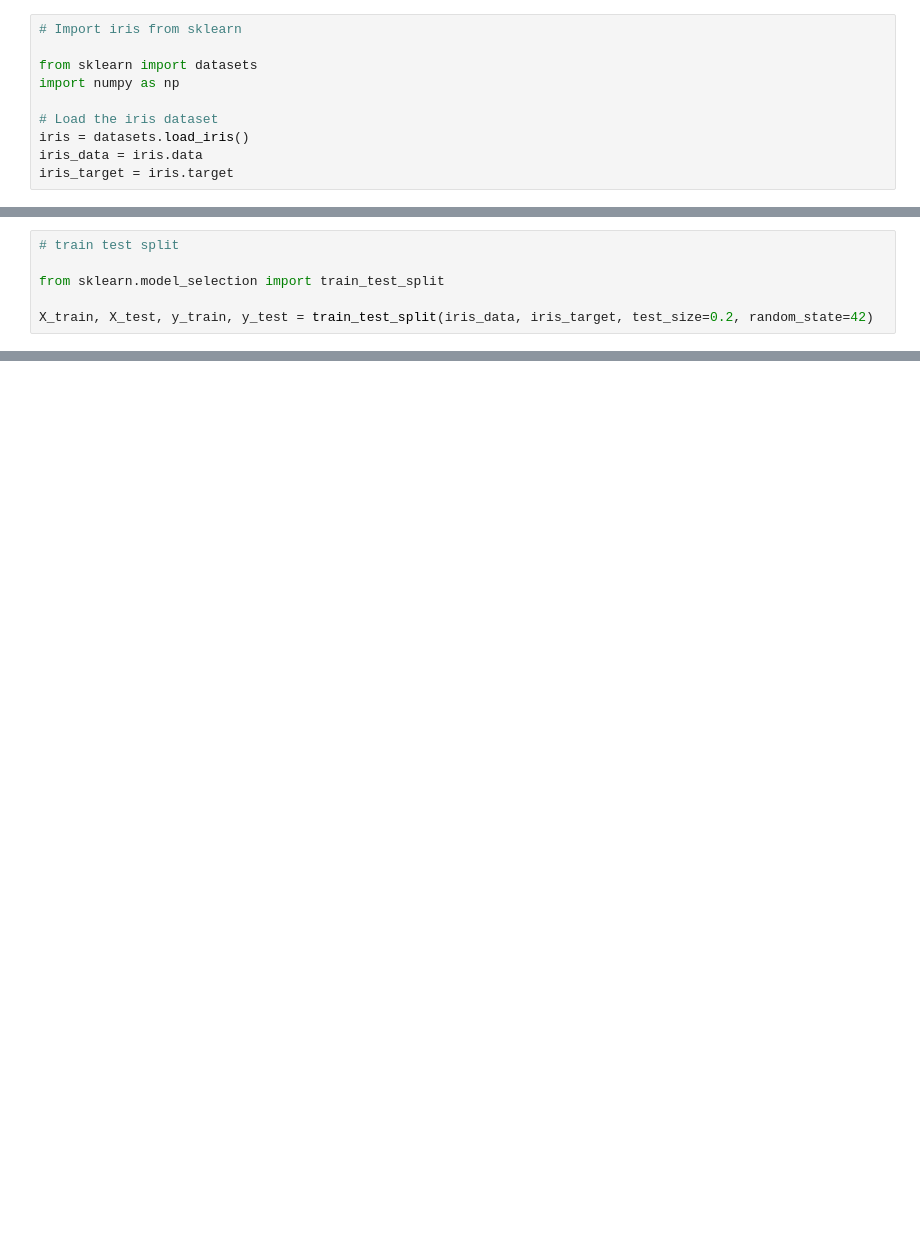
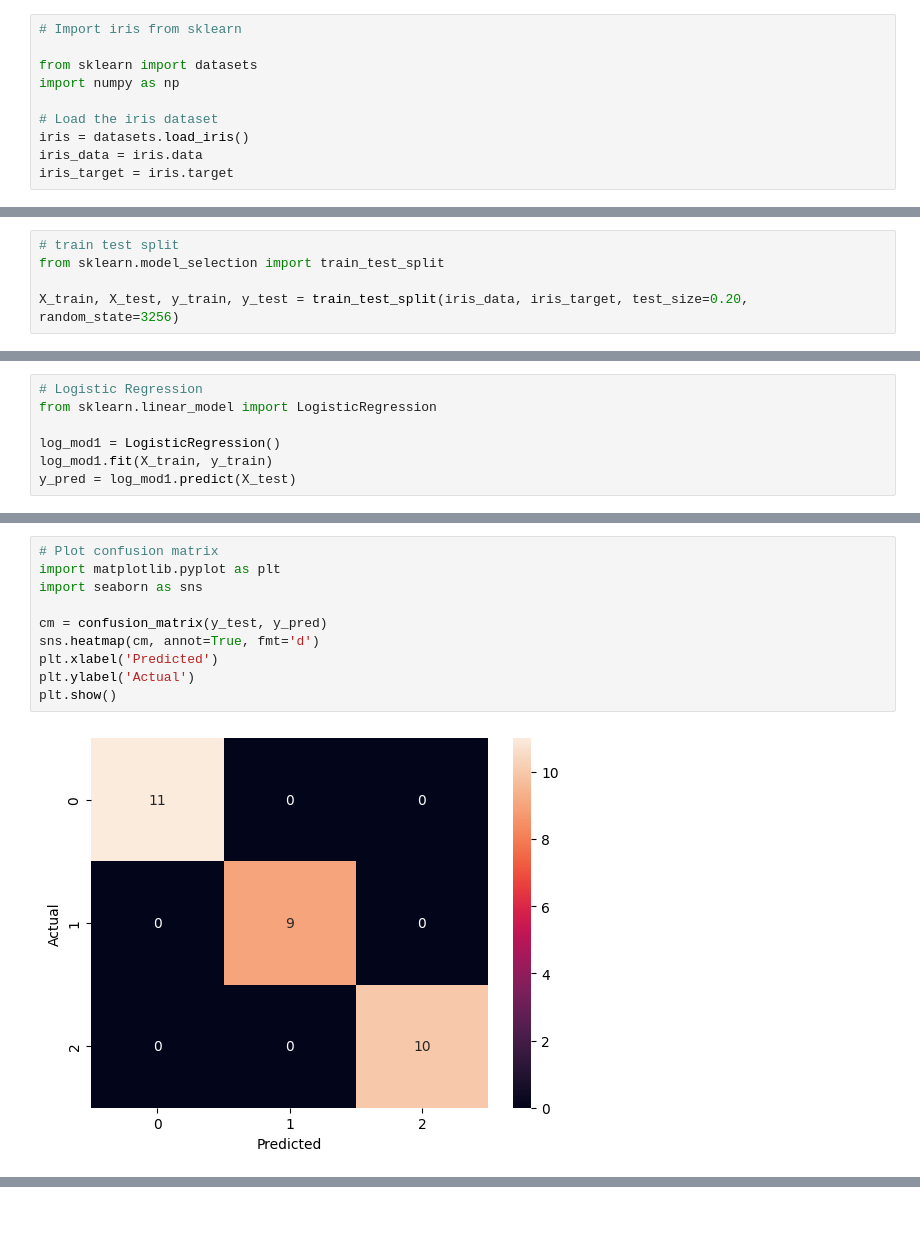
Before and after one commit to nakulpadalkar/simple-classification-iris, a Jupyter notebook: simple-classification.ipynb, the cells around one changed output, grey strips where cells are left out. Drawn from its saved outputs; the diff is of its cells as text; blank space fills up the shorter version.

```diff
--- a/simple-classification.ipynb
+++ b/simple-classification.ipynb
@@ -23,6 +30,5 @@ iris_df.head()
 # %%
 # train test split
-
 from sklearn.model_selection import train_test_split
 
-X_train, X_test, y_train, y_test = train_test_split(iris_data, iris_target, test_size=0.2, random_state=42)
+X_train, X_test, y_train, y_test = train_test_split(iris_data, iris_target, test_size=0.20, random_state=3256)
@@ -28,0 +39,7 @@ X_train, X_test, y_train, y_test = train_test_split(iris_data, iris_target, test
+# %%
+# Logistic Regression
+from sklearn.linear_model import LogisticRegression
+
+log_mod1 = LogisticRegression()
+log_mod1.fit(X_train, y_train)
+y_pred = log_mod1.predict(X_test)
@@ -28,0 +61,12 @@ X_train, X_test, y_train, y_test = train_test_split(iris_data, iris_target, test
+# %%
+# Plot confusion matrix
+import matplotlib.pyplot as plt
+import seaborn as sns
+
+cm = confusion_matrix(y_test, y_pred)
+sns.heatmap(cm, annot=True, fmt='d')
+plt.xlabel('Predicted')
+plt.ylabel('Actual')
+plt.show()
+# %% [output]
+[figure, added]
```
Also changed, not shown: parts of 7 cells of this notebook, 1 other file.
